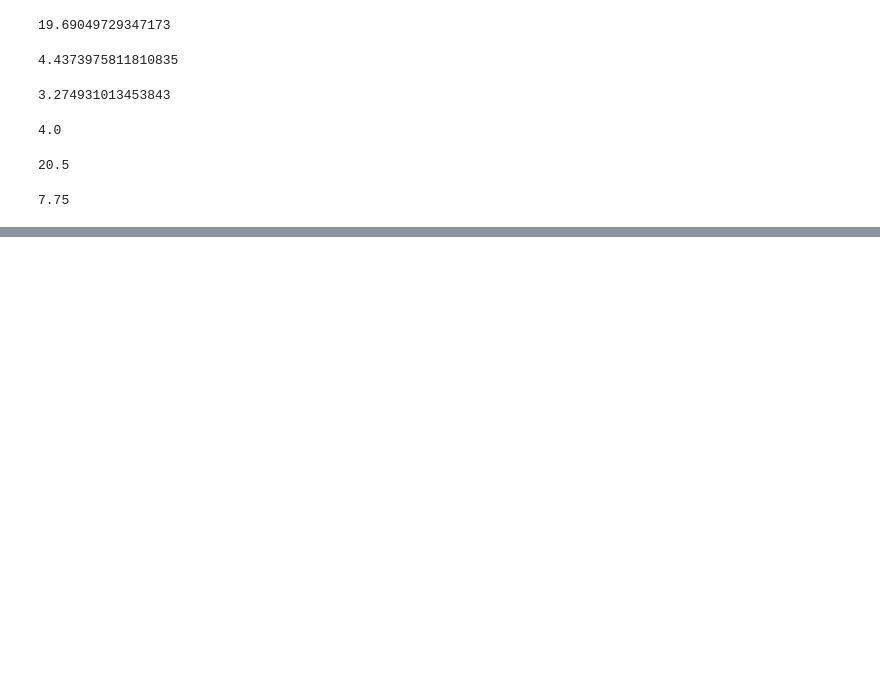
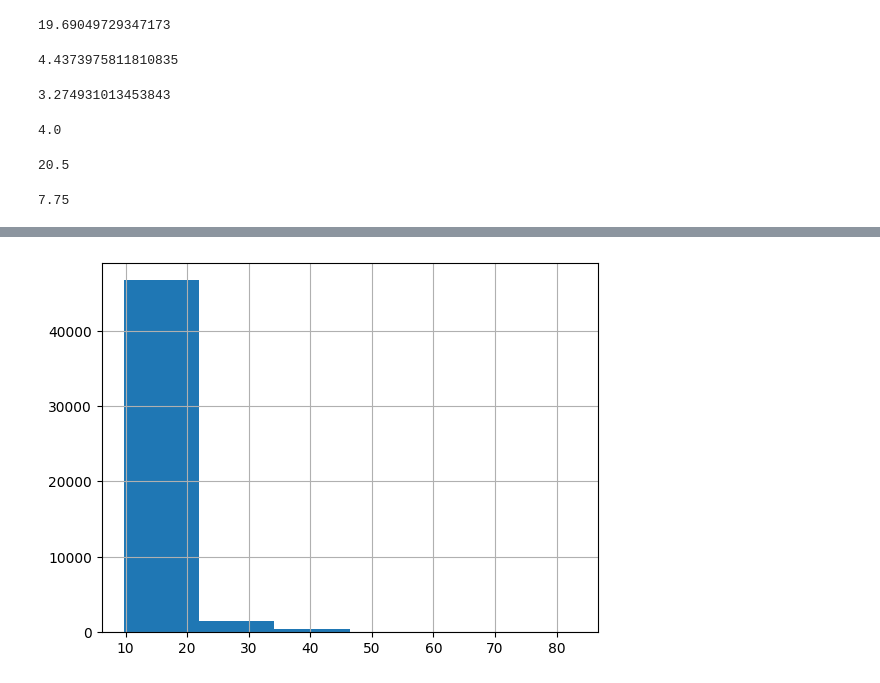
Before and after one commit to Kmssiz/Pizza-sales-EDA, a Jupyter notebook: code.ipynb, the cells around one changed output, grey strips where cells are left out. Saved outputs shown, nothing was run; the diff lists cells and outputs as text; code cells hidden in the pictures; blank space fills up the shorter version.

```diff
--- a/code.ipynb
+++ b/code.ipynb
@@ -111,0 +107,5 @@ plt.show()
+# %%
+pizza_df['total_price'].hist(bins=6)
+plt.show()
+# %% [output]
+[figure, added]
```
Also changed, not shown: parts of 5 cells of this notebook.
